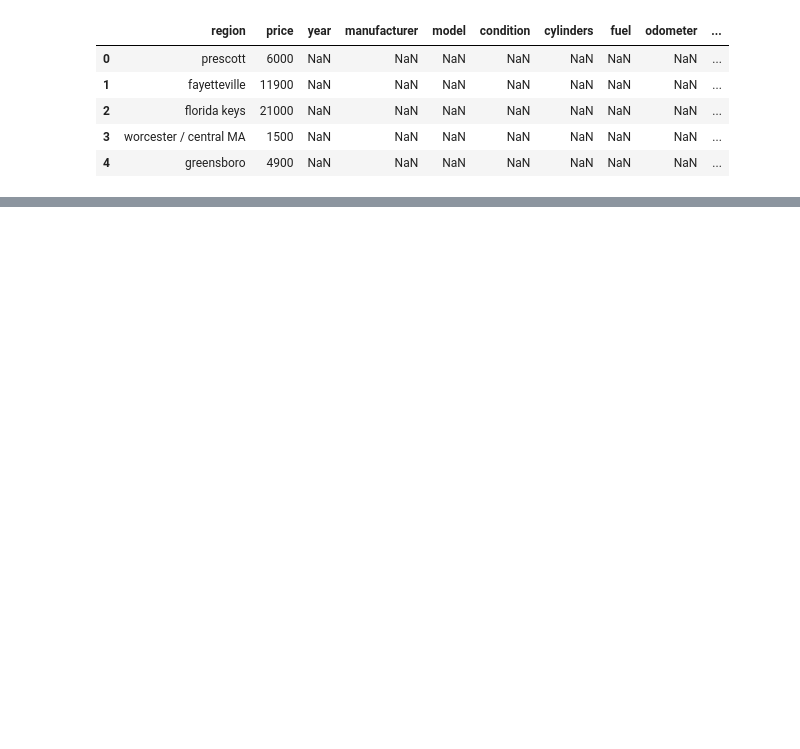
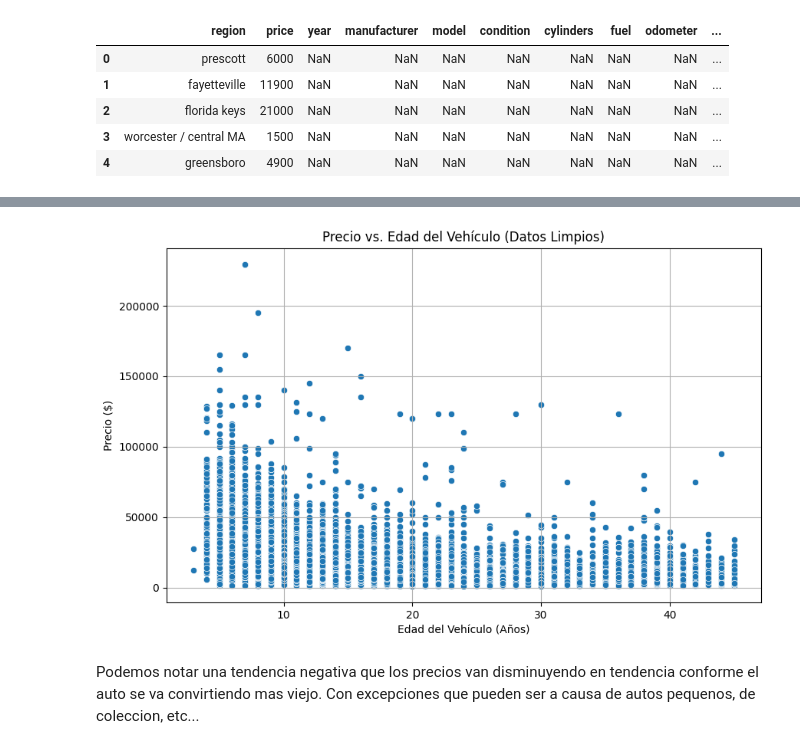
Before and after one commit to jayc888/Prueba_carros_usados_dataset_local, a Jupyter notebook: src/explore.ipynb, the cells around one changed output, grey strips where cells are left out. Cells and saved outputs as stored; diff of their text form; code cells hidden in the pictures; blank space fills up the shorter version.

```diff
--- a/src/explore.ipynb
+++ b/src/explore.ipynb
@@ -383,0 +367,28 @@ Passing `palette` without assigning `hue` is deprecated and will be removed in v
+# %%
+def visualizar_edad_vs_precio(df_filtrado2):
+  """
+  Genera un diagrama de dispersión para visualizar la relación entre
+  la edad del vehículo y su precio, sin usar escala logarítmica.
+
+  Args:
+      df (pd.DataFrame): El DataFrame que contiene las columnas 'age' y 'price'.
+  """
+  plt.figure(figsize=(10, 6))
+
+  # Gráfico de dispersión con 'age' en el eje X y 'price' en el eje Y (escala normal)
+  sns.scatterplot(x='age', y='price', data=df_filtrado2)
+
+  plt.title('Precio vs. Edad del Vehículo (Datos Limpios)')
+  plt.xlabel('Edad del Vehículo (Años)')
+  plt.ylabel('Precio ($)')
+  plt.grid(True)
+  plt.show()
+
+# Ejemplo de uso (asumiendo que tu DataFrame limpio se llama 'df_limpio'):
+# visualizar_edad_vs_precio(df_limpio)
+# %%
+visualizar_edad_vs_precio(df_filtrado2)
+# %% [output]
+[figure, added]
+# %% [markdown]
+Podemos notar una tendencia negativa que los precios van disminuyendo en tendencia conforme el auto se va convirtiendo mas viejo. Con excepciones que pueden ser a causa de autos pequenos, de coleccion, etc...
```
Also changed, not shown: parts of 64 cells of this notebook, 1 other file.
